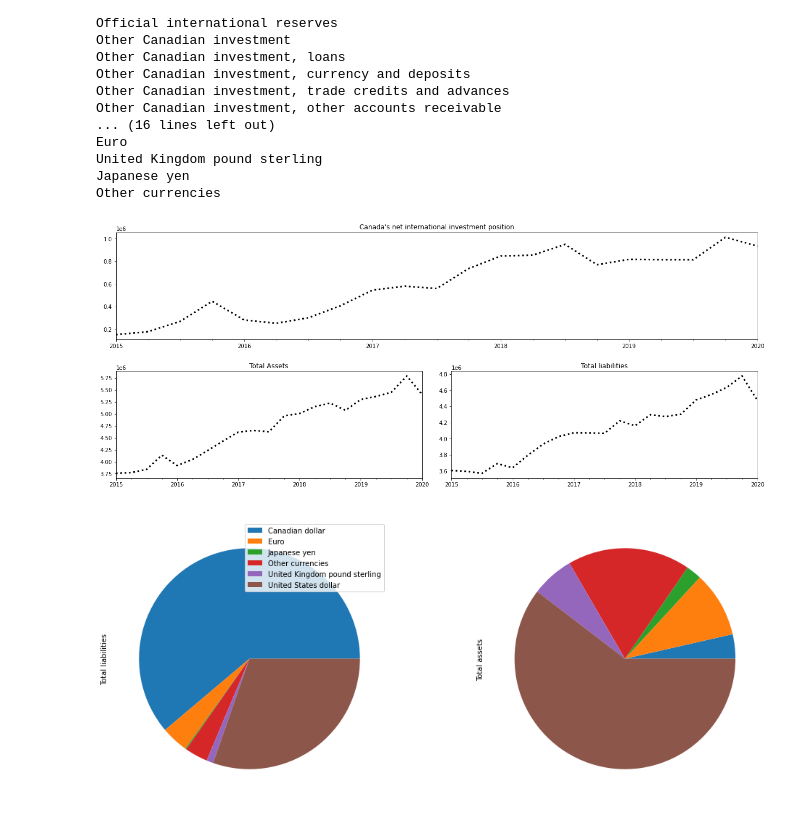
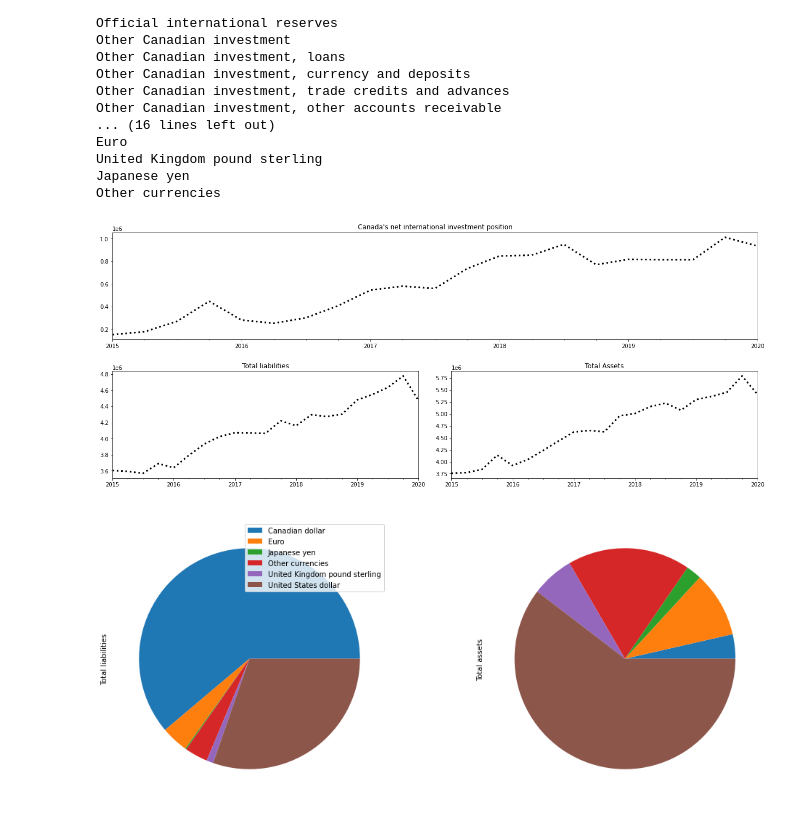
Before and after one commit to pimsmath/Ovintiv, a Jupyter notebook: Mobook_CIIP_2.ipynb, the cells around one changed output. Saved outputs shown, nothing was run; the diff lists cells and outputs as text; code cells hidden in the pictures.

```diff
--- a/Mobook_CIIP_2.ipynb
+++ b/Mobook_CIIP_2.ipynb
@@ -140,29 +140,28 @@ l2l_loc = df.ciip.isin(level2_liabilities)
 # %%
 total_asset_df = df.loc[(df.ciip == "Total assets") & (df.currency == "All currencies")]
 total_liab_df = df.loc[(df.ciip == "Total liabilities") & (df.currency == "All currencies")]
 net_df = df.loc[(df.ciip == "Canada's net international investment position") & (df.currency == "All currencies")]
 
 fig = plt.figure(constrained_layout=True)
 gs = fig.add_gridspec(2, 2)
 
-f_ax3 = fig.add_subplot(gs[0, :])
-f_ax1 = fig.add_subplot(gs[1, 0])
-f_ax2 = fig.add_subplot(gs[1, 1])
+f_ax1 = fig.add_subplot(gs[0, :])
+f_ax2 = fig.add_subplot(gs[1, 0])
+f_ax3 = fig.add_subplot(gs[1, 1])
 
 fig.set_size_inches(17, 7)
 
-total_asset_df.plot(ax=f_ax1,
-legend=False, xlabel=" ", color="black", linestyle=":", linewidth=3)
+total_asset_df.plot(ax=f_ax3, legend=False, xlabel=" ", color="black", linestyle=":", linewidth=3)
 
 total_liab_df.plot(ax=f_ax2, legend=False, xlabel=" ", color="black", linestyle=":", linewidth=3)
 
-net_df.plot(ax=f_ax3, legend=False, xlabel=" ", color="black", linestyle=":", linewidth=3)
+net_df.plot(ax=f_ax1, legend=False, xlabel=" ", color="black", linestyle=":", linewidth=3)
 
-f_ax1.set_title("Total Assets")
+f_ax3.set_title("Total Assets")
 f_ax2.set_title("Total liabilities")
-f_ax3.set_title("Canada's net international investment position");
+f_ax1.set_title("Canada's net international investment position");
 # %% [output]
-[figure, old version]
+[figure, new version]
 # %%
 # Plot of Canada's average assets vs liabilities based on different currencies (including CAD)
 
```
Also changed, not shown: parts of 4 cells of this notebook.
